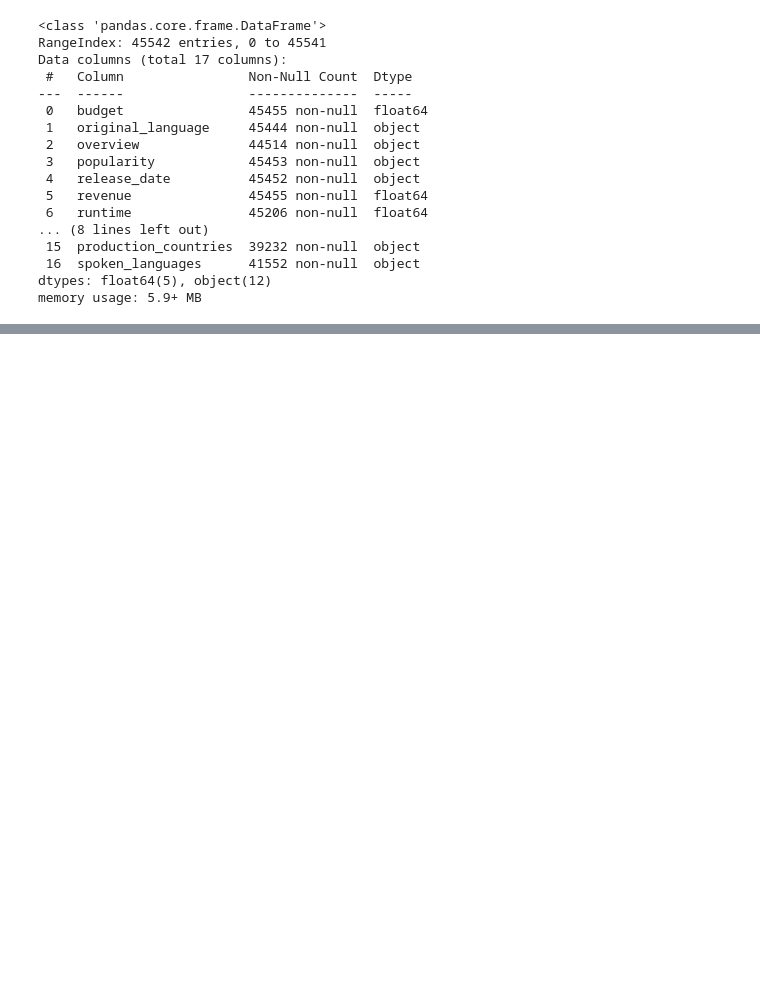
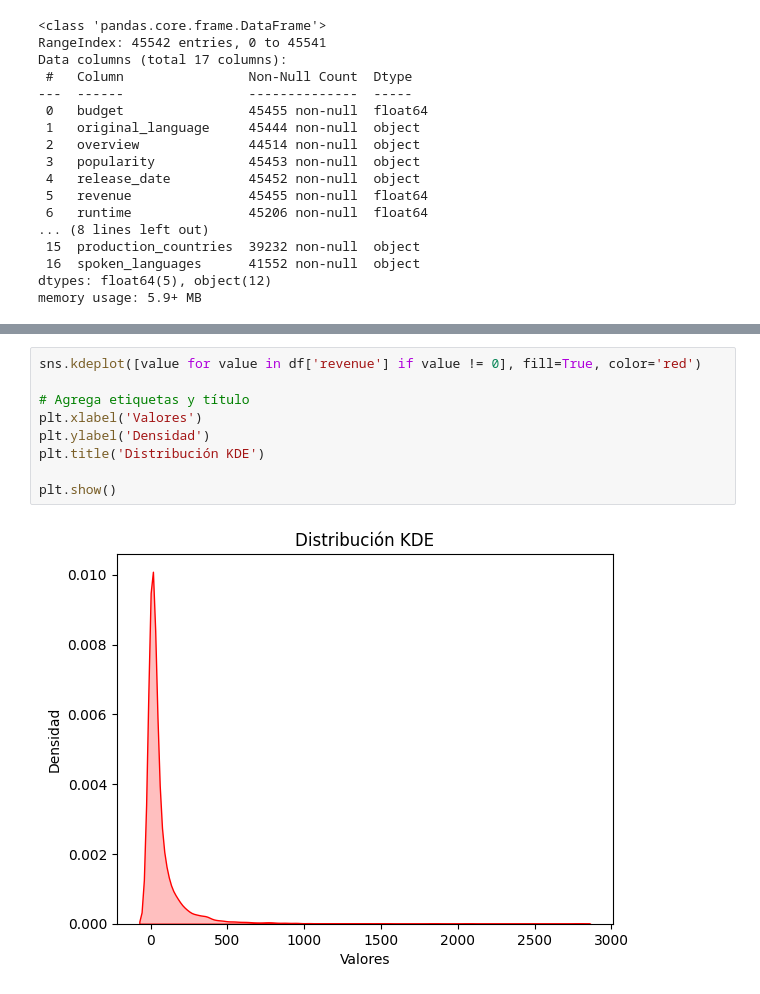
Before and after one commit to emadu161189/PROYECTO_INDIVIDUAL_HENRY_01, a Jupyter notebook: EDA.ipynb, the cells around one changed output, grey strips where cells are left out. Drawn from its saved outputs; the diff is of its cells as text; blank space fills up the shorter version.

```diff
--- a/EDA.ipynb
+++ b/EDA.ipynb
@@ -59,0 +62,11 @@ Name: genres, Length: 45542, dtype: object
+# %%
+sns.kdeplot([value for value in df['revenue'] if value != 0], fill=True, color='red')
+
+# Agrega etiquetas y título
+plt.xlabel('Valores')
+plt.ylabel('Densidad')
+plt.title('Distribución KDE')
+
+plt.show()
+# %% [output]
+[figure, added]
```
Also changed, not shown: parts of 8 cells of this notebook, 2 other files.
